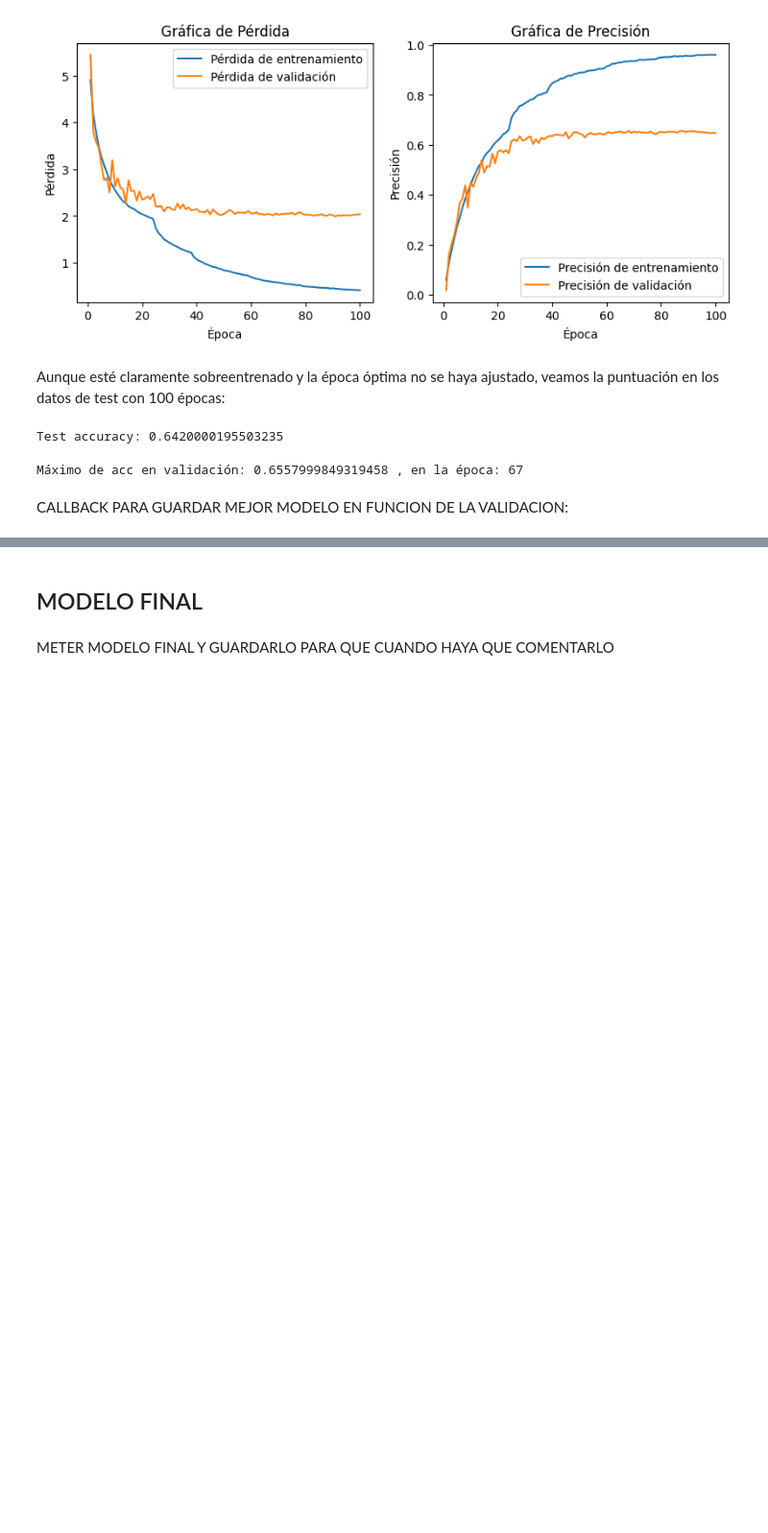
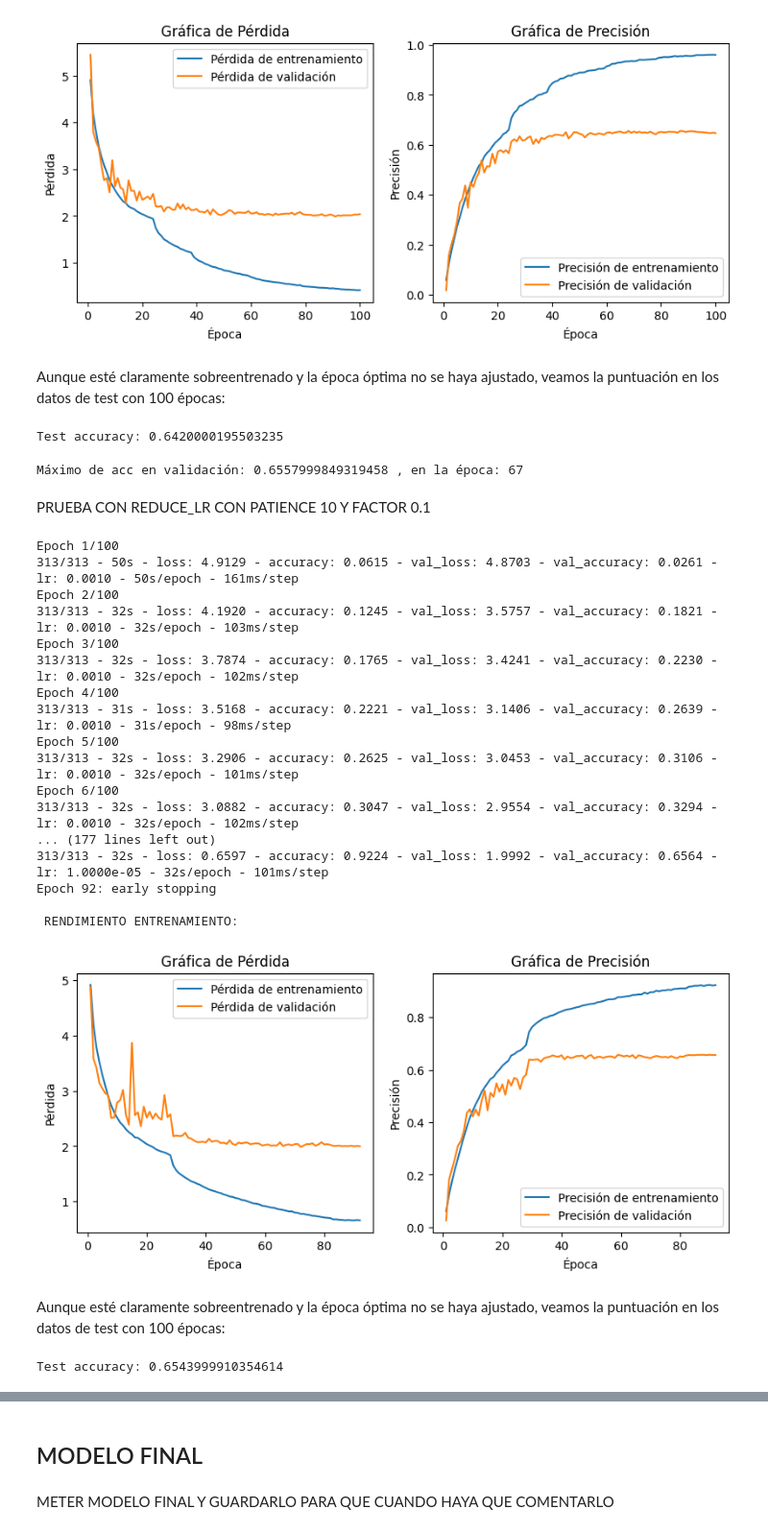
Before and after one commit to 9105507/APRENDIZAJE_AUTOMATICO_23_24, a Jupyter notebook: AA_PRACTICA3_GRUPO_7.ipynb, the cells around one changed output, grey strips where cells are left out. Shown at 96% size. Cells and saved outputs as stored; diff of their text form; code cells hidden in the pictures; blank space fills up the shorter version.

```diff
--- a/AA_PRACTICA3_GRUPO_7.ipynb
+++ b/AA_PRACTICA3_GRUPO_7.ipynb
@@ -1330,2 +1328,0 @@ model.save('mi_modelo.h5')
-# %% [markdown]
-CALLBACK PARA GUARDAR MEJOR MODELO EN FUNCION DE LA VALIDACION:
@@ -1339,0 +1329,78 @@ CALLBACK PARA GUARDAR MEJOR MODELO EN FUNCION DE LA VALIDACION:
+# %% [markdown]
+PRUEBA CON REDUCE_LR CON PATIENCE 10 Y FACTOR 0.1
+# %%
+gc.collect()
+datagentrain = ImageDataGenerator(
+    rotation_range=20,
+    width_shift_range=0.2,
+    height_shift_range=0.2,
+    horizontal_flip=True
+)
+train_generator = datagentrain.flow(train_X, train_y, batch_size = 128)
+early_stop = EarlyStopping(monitor='val_loss', mode='min', verbose=1, patience=20)
+reduce_lr = ReduceLROnPlateau(monitor='val_loss', mode='min',factor=0.1, patience=10, verbose=1)
+model = Sequential()
+model.add(Conv2D(32, (3, 3), activation='relu', padding='same', input_shape=(32, 32, 3)))
+model.add(BatchNormalization())
+model.add(Conv2D(64, (3, 3), padding='same', activation='relu'))
+model.add(BatchNormalization())
+model.add(MaxPooling2D((2, 2), strides=(2, 2)))
+model.add(Conv2D(128, (3, 3), padding='same', activation='relu'))
+model.add(BatchNormalization())
+model.add(Conv2D(256, (3, 3), padding='same', activation='relu'))
+model.add(BatchNormalization())
+model.add(MaxPooling2D((2, 2), strides=(2, 2)))
+model.add(Conv2D(512, (3, 3), padding='same', activation='relu'))
+model.add(BatchNormalization())
+model.add(Conv2D(1024, (3, 3), padding='same', activation='relu'))
+model.add(BatchNormalization())
+model.add(MaxPooling2D((2, 2), strides=(2, 2)))
+model.add(Flatten())
+model.add(Dense(512, activation='relu', kernel_regularizer=l2(0.0001)))
+model.add(BatchNormalization())
+model.add(Dropout(0.5))
+model.add(Dense(1024, activation='relu', kernel_regularizer=l2(0.0001)))
+model.add(BatchNormalization())
+model.add(Dropout(0.5))
+model.add(Dense(100, activation='softmax', kernel_regularizer=l2(0.0001)))
+model.compile(loss='categorical_crossentropy',
+              optimizer='rmsprop',
+              metrics=['accuracy'])
+
+history = model.fit(train_generator,
+                              epochs=100,#más épocas, data augmentation ralentiza mucho el proceso.
+                              validation_data =(val_X, val_y),
+                              callbacks=[early_stop, reduce_lr],
+                              verbose=2)
+train_loss = history.history['loss']
+train_acc = history.history['accuracy']
+val_loss = history.history['val_loss']
+val_acc = history.history['val_accuracy']
+print('\n RENDIMIENTO ENTRENAMIENTO:')
+evaluar_rendimiento_validacion(train_loss,train_acc, val_loss, val_acc)
+# %% [output]
+Epoch 1/100
+313/313 - 50s - loss: 4.9129 - accuracy: 0.0615 - val_loss: 4.8703 - val_accuracy: 0.0261 - lr: 0.0010 - 50s/epoch - 161ms/step
+Epoch 2/100
+313/313 - 32s - loss: 4.1920 - accuracy: 0.1245 - val_loss: 3.5757 - val_accuracy: 0.1821 - lr: 0.0010 - 32s/epoch - 103ms/step
+Epoch 3/100
+313/313 - 32s - loss: 3.7874 - accuracy: 0.1765 - val_loss: 3.4241 - val_accuracy: 0.2230 - lr: 0.0010 - 32s/epoch - 102ms/step
+Epoch 4/100
+313/313 - 31s - loss: 3.5168 - accuracy: 0.2221 - val_loss: 3.1406 - val_accuracy: 0.2639 - lr: 0.0010 - 31s/epoch - 98ms/step
+Epoch 5/100
+313/313 - 32s - loss: 3.2906 - accuracy: 0.2625 - val_loss: 3.0453 - val_accuracy: 0.3106 - lr: 0.0010 - 32s/epoch - 101ms/step
+Epoch 6/100
+313/313 - 32s - loss: 3.0882 - accuracy: 0.3047 - val_loss: 2.9554 - val_accuracy: 0.3294 - lr: 0.0010 - 32s/epoch - 102ms/step
+... (177 lines left out)
+313/313 - 32s - loss: 0.6597 - accuracy: 0.9224 - val_loss: 1.9992 - val_accuracy: 0.6564 - lr: 1.0000e-05 - 32s/epoch - 101ms/step
+Epoch 92: early stopping
+
+ RENDIMIENTO ENTRENAMIENTO:
+[figure, added]
+# %% [markdown]
+Aunque esté claramente sobreentrenado y la época óptima no se haya ajustado, veamos la puntuación en los datos de test con 100 épocas:
+# %%
+test_loss, test_acc = model.evaluate(test_X, test_y_categorical, verbose = 0)
+print('\n\nTest accuracy:', test_acc)
+# %% [output]
+Test accuracy: 0.6543999910354614
```
Also changed, not shown: parts of 22 cells of this notebook.
